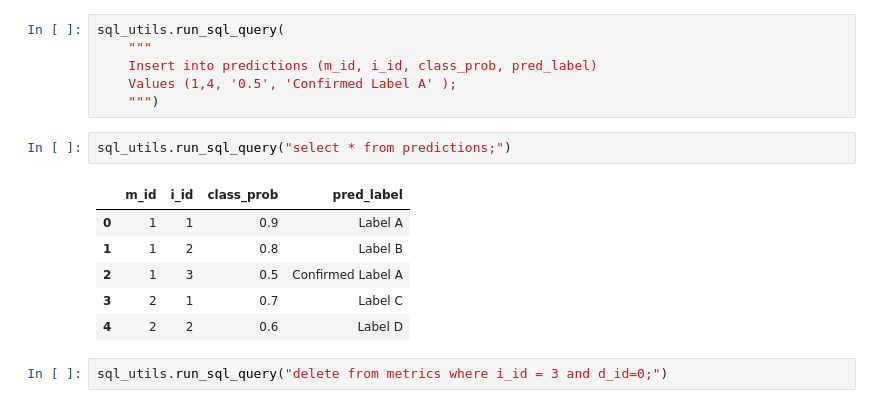
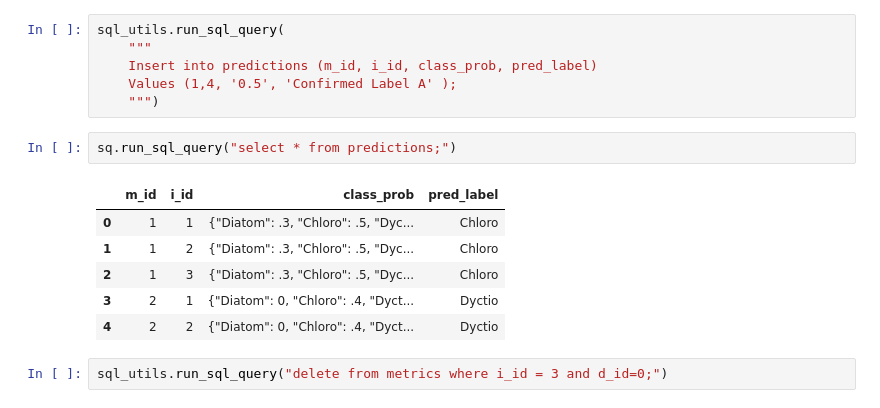
Before and after one commit to chandlerault/PIVOT, a Jupyter notebook: notebooks/SQL_Queries.ipynb, the cells around one changed output. Cells and saved outputs as stored; diff of their text form.

```diff
--- a/notebooks/SQL_Queries.ipynb
+++ b/notebooks/SQL_Queries.ipynb
@@ -80,14 +90,14 @@ sql_utils.run_sql_query(
     Values (1,4, '0.5', 'Confirmed Label A' );
     """)
 # %%
-sql_utils.run_sql_query("select * from predictions;")
+sq.run_sql_query("select * from predictions;")
 # %% [output]
 |  | m_id | i_id | class_prob | pred_label |
-| 0 | 1 | 1 | 0.9 | Label A |
-| 1 | 1 | 2 | 0.8 | Label B |
-| 2 | 1 | 3 | 0.5 | Confirmed Label A |
-| 3 | 2 | 1 | 0.7 | Label C |
-| 4 | 2 | 2 | 0.6 | Label D |
+| 0 | 1 | 1 | {"Diatom": .3, "Chloro": .5, "Dyc... | Chloro |
+| 1 | 1 | 2 | {"Diatom": .3, "Chloro": .5, "Dyc... | Chloro |
+| 2 | 1 | 3 | {"Diatom": .3, "Chloro": .5, "Dyc... | Chloro |
+| 3 | 2 | 1 | {"Diatom": 0, "Chloro": .4, "Dyct... | Dyctio |
+| 4 | 2 | 2 | {"Diatom": 0, "Chloro": .4, "Dyct... | Dyctio |
 # %%
 sql_utils.run_sql_query("delete from metrics where i_id = 3 and d_id=0;")
 # %%
```
Also changed, not shown: parts of 7 cells of this notebook, 2 other files.
